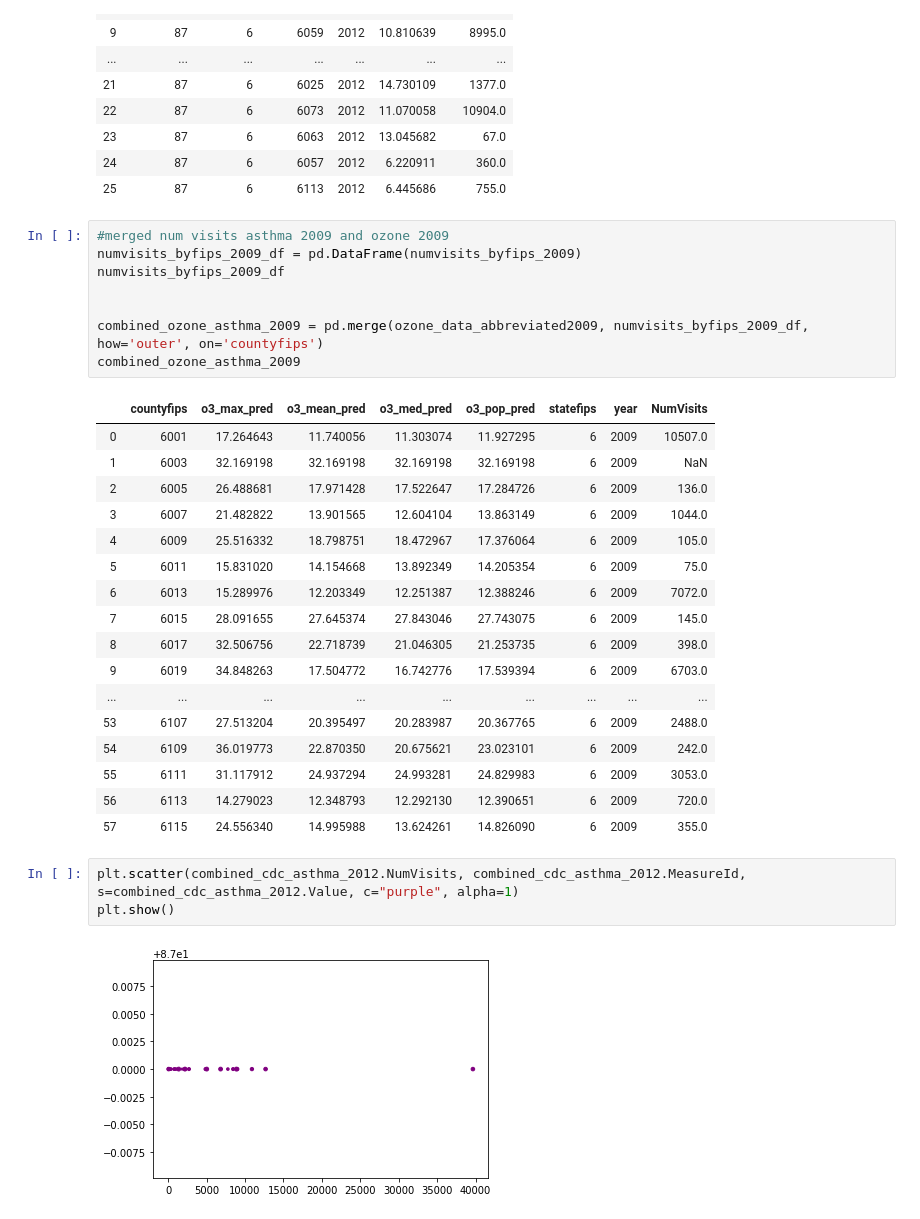
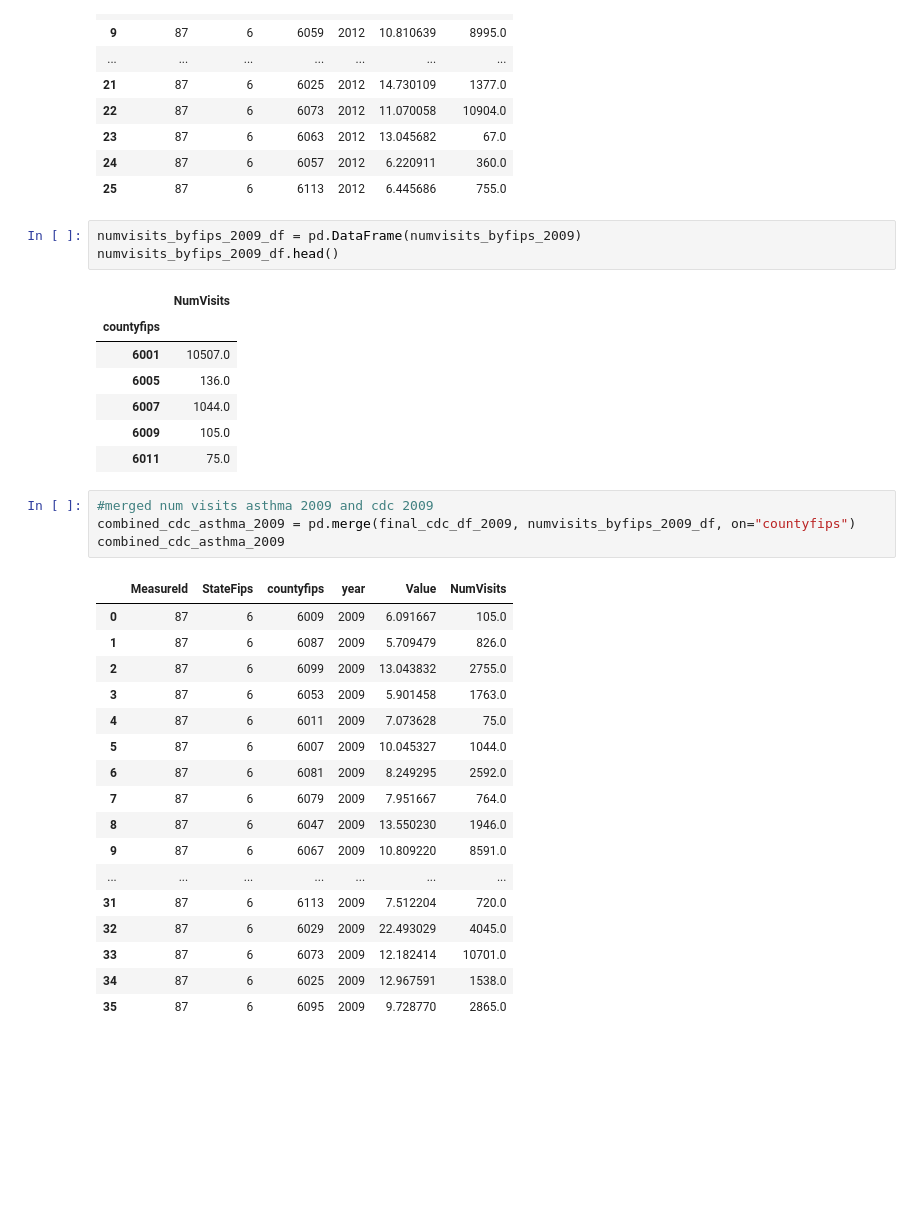
Before and after one commit to VanessaKnox/MVP-Solutions, a Jupyter notebook: masterprojectwork (asthma and ozone) - Final3.ipynb, the cells around one changed output. Saved outputs shown, nothing was run; the diff lists cells and outputs as text; blank space fills up the shorter version.

```diff
--- a/masterprojectwork (asthma and ozone) Vanessa.ipynb
+++ b/masterprojectwork (asthma and ozone) - Final3.ipynb
@@ -1371,34 +1325,36 @@ combined_cdc_asthma_2012
 | 23 | 87 | 6 | 6063 | 2012 | 13.045682 | 67.0 |
 | 24 | 87 | 6 | 6057 | 2012 | 6.220911 | 360.0 |
 | 25 | 87 | 6 | 6113 | 2012 | 6.445686 | 755.0 |
+# %%
+numvisits_byfips_2009_df = pd.DataFrame(numvisits_byfips_2009)
+numvisits_byfips_2009_df.head()
+# %% [output]
+|  | NumVisits |
+| countyfips |  |
+| 6001 | 10507.0 |
+| 6005 | 136.0 |
+| 6007 | 1044.0 |
+| 6009 | 105.0 |
+| 6011 | 75.0 |
 # %%
-#merged num visits asthma 2009 and ozone 2009
-numvisits_byfips_2009_df = pd.DataFrame(numvisits_byfips_2009)
-numvisits_byfips_2009_df
-
-
-combined_ozone_asthma_2009 = pd.merge(ozone_data_abbreviated2009, numvisits_byfips_2009_df, how='outer', on='countyfips')
-combined_ozone_asthma_2009
+#merged num visits asthma 2009 and cdc 2009
+combined_cdc_asthma_2009 = pd.merge(final_cdc_df_2009, numvisits_byfips_2009_df, on="countyfips")
+combined_cdc_asthma_2009
 # %% [output]
-|  | countyfips | o3_max_pred | o3_mean_pred | o3_med_pred | o3_pop_pred | statefips | year | NumVisits |
-| 0 | 6001 | 17.264643 | 11.740056 | 11.303074 | 11.927295 | 6 | 2009 | 10507.0 |
-| 1 | 6003 | 32.169198 | 32.169198 | 32.169198 | 32.169198 | 6 | 2009 | NaN |
-| 2 | 6005 | 26.488681 | 17.971428 | 17.522647 | 17.284726 | 6 | 2009 | 136.0 |
-| 3 | 6007 | 21.482822 | 13.901565 | 12.604104 | 13.863149 | 6 | 2009 | 1044.0 |
-| 4 | 6009 | 25.516332 | 18.798751 | 18.472967 | 17.376064 | 6 | 2009 | 105.0 |
-| 5 | 6011 | 15.831020 | 14.154668 | 13.892349 | 14.205354 | 6 | 2009 | 75.0 |
-| 6 | 6013 | 15.289976 | 12.203349 | 12.251387 | 12.388246 | 6 | 2009 | 7072.0 |
-| 7 | 6015 | 28.091655 | 27.645374 | 27.843046 | 27.743075 | 6 | 2009 | 145.0 |
-| 8 | 6017 | 32.506756 | 22.718739 | 21.046305 | 21.253735 | 6 | 2009 | 398.0 |
-| 9 | 6019 | 34.848263 | 17.504772 | 16.742776 | 17.539394 | 6 | 2009 | 6703.0 |
-| ... | ... | ... | ... | ... | ... | ... | ... | ... |
-| 53 | 6107 | 27.513204 | 20.395497 | 20.283987 | 20.367765 | 6 | 2009 | 2488.0 |
-| 54 | 6109 | 36.019773 | 22.870350 | 20.675621 | 23.023101 | 6 | 2009 | 242.0 |
-| 55 | 6111 | 31.117912 | 24.937294 | 24.993281 | 24.829983 | 6 | 2009 | 3053.0 |
-| 56 | 6113 | 14.279023 | 12.348793 | 12.292130 | 12.390651 | 6 | 2009 | 720.0 |
-| 57 | 6115 | 24.556340 | 14.995988 | 13.624261 | 14.826090 | 6 | 2009 | 355.0 |
+|  | MeasureId | StateFips | countyfips | year | Value | NumVisits |
+| 0 | 87 | 6 | 6009 | 2009 | 6.091667 | 105.0 |
+| 1 | 87 | 6 | 6087 | 2009 | 5.709479 | 826.0 |
+| 2 | 87 | 6 | 6099 | 2009 | 13.043832 | 2755.0 |
+| 3 | 87 | 6 | 6053 | 2009 | 5.901458 | 1763.0 |
+| 4 | 87 | 6 | 6011 | 2009 | 7.073628 | 75.0 |
+| 5 | 87 | 6 | 6007 | 2009 | 10.045327 | 1044.0 |
+| 6 | 87 | 6 | 6081 | 2009 | 8.249295 | 2592.0 |
+| 7 | 87 | 6 | 6079 | 2009 | 7.951667 | 764.0 |
+| 8 | 87 | 6 | 6047 | 2009 | 13.550230 | 1946.0 |
+| 9 | 87 | 6 | 6067 | 2009 | 10.809220 | 8591.0 |
+| ... | ... | ... | ... | ... | ... | ... |
+| 31 | 87 | 6 | 6113 | 2009 | 7.512204 | 720.0 |
+| 32 | 87 | 6 | 6029 | 2009 | 22.493029 | 4045.0 |
+| 33 | 87 | 6 | 6073 | 2009 | 12.182414 | 10701.0 |
+| 34 | 87 | 6 | 6025 | 2009 | 12.967591 | 1538.0 |
+| 35 | 87 | 6 | 6095 | 2009 | 9.728770 | 2865.0 |
-# %%
-plt.scatter(combined_cdc_asthma_2012.NumVisits, combined_cdc_asthma_2012.MeasureId, s=combined_cdc_asthma_2012.Value, c="purple", alpha=1)
-plt.show()
-# %% [output]
-[figure, removed]
```
Also changed, not shown: parts of 34 cells of this notebook, 5 other files.
